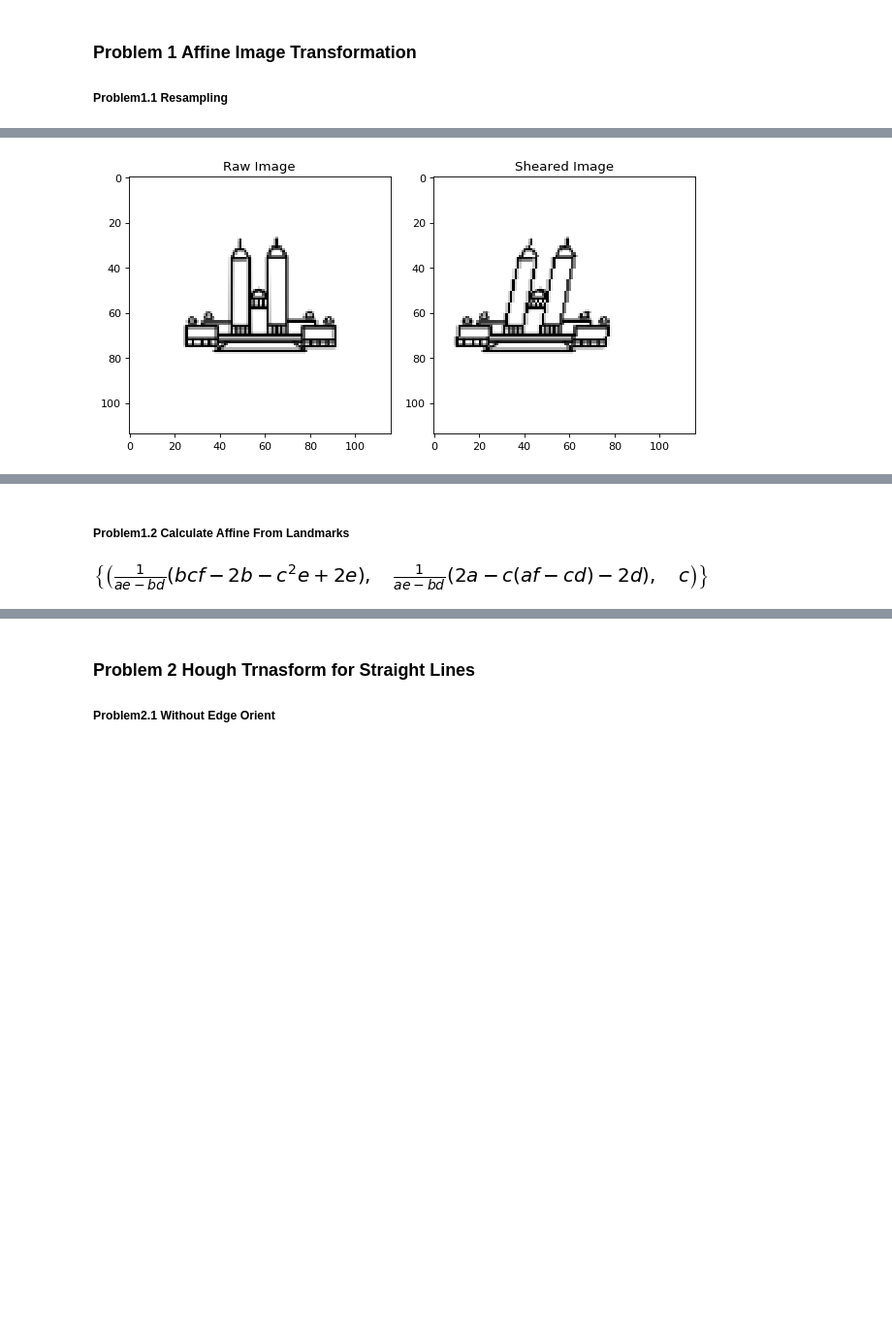
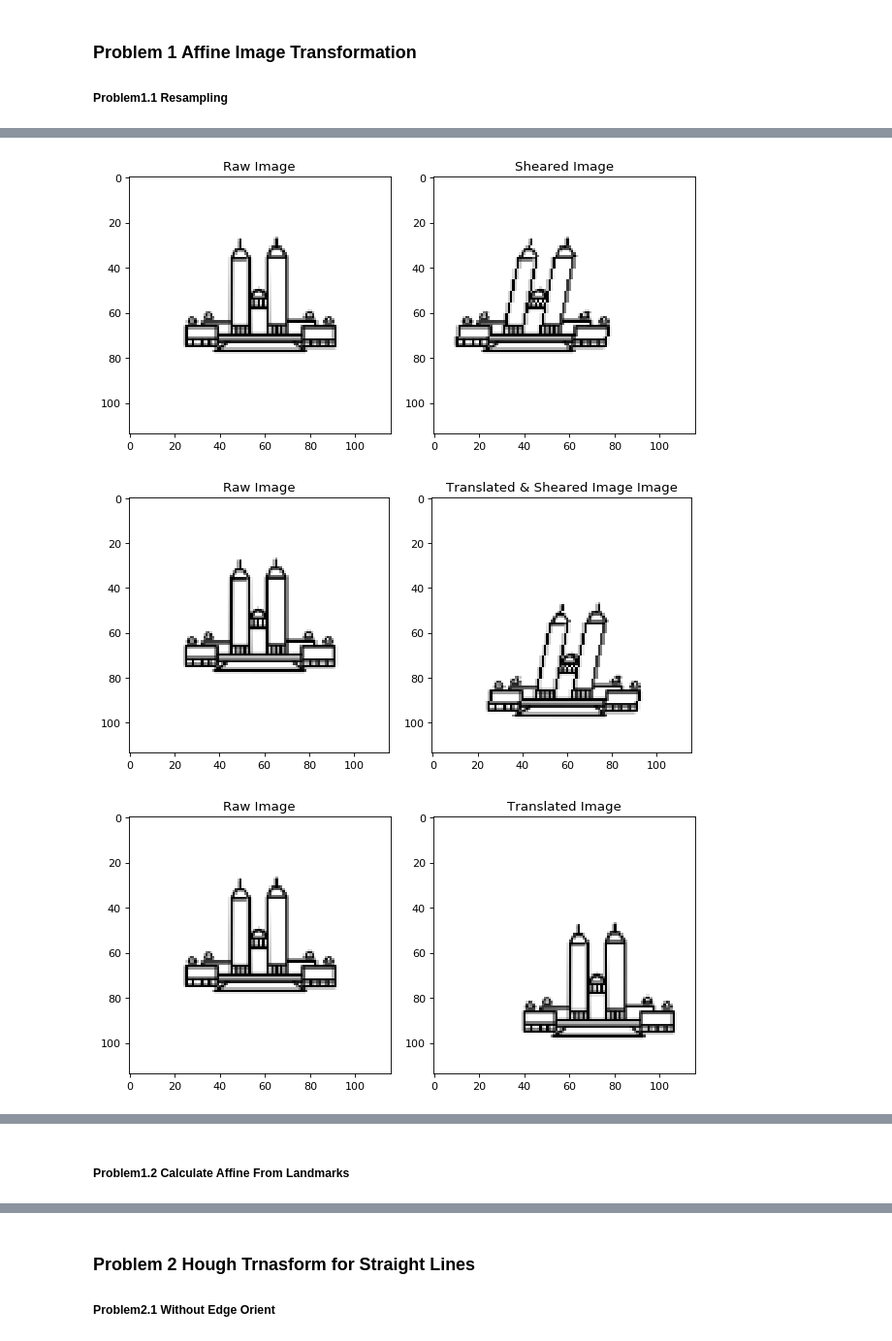
Before and after one commit to edwardchu-studio/CVHomework, a Jupyter notebook: HW3/pract/Proj2(HW3Prac).ipynb, the cells around one changed output, grey strips where cells are left out. Shown at 97% size. Drawn from its saved outputs; the diff is of its cells as text; code cells hidden in the pictures; blank space fills up the shorter version.

```diff
--- a/HW3/pract/Proj2(HW3Prac).ipynb
+++ b/HW3/pract/Proj2(HW3Prac).ipynb
@@ -83,21 +89,53 @@ def compTrans(raw,m,t, sample='nn'):
     plt.imshow(raw,cmap='gray')
     plt.title(s='Raw Image')
 
-    new=transformByNN(raw,m) if sample=='nn' else transformByNN(raw,m)
+    new=transformByNN(raw,m) if sample=='nn' else transformByBilinear(raw,m)
     plt.subplot(122)
     plt.imshow(new,cmap='gray')
     plt.title(s=t+' Image')
     plt.tight_layout()
 
 def transformByBilinear(raw,m):
-    pass
+    h,w=raw.shape
+    invM=np.linalg.inv(m)
+    new=raw.copy()
+    for i in range(h-2,0,-1):
+        for j in range(w-2,0,-1):
+            x_,y_,_=invM.dot([i,j,1])
+
+            if x_<0 or x_>h or y_<0 or y_> w:
+                new[i,j]=255
+                continue
+            x1,x2,y1,y2=int(x_),int(x_)+1,int(y_),int(y_)+1
+#             if 20<i<80 and 30<j<70:
+#                 print('for {},{}, the source should be:{},{}'.format(i,j,x_,y_))
+#                 print('and the four is {} {} {} {}'.format(x1,x2,y1,y2))
+
+            try:
+                x_y2=(raw[x2,y2]-raw[x1,y2])*(x_-x1)/(x2-x1)+raw[x1,y2]
+                x_y1=(raw[x2,y1]-raw[x1,y1])*(x_-x1)/(x2-x1)+raw[x1,y1]
+
+                x_y_=(x_y2-x_y1)*(y_-y1)/(y2-y1)+x_y1
+                new[i,j]=x_y_
+            except:
+                new[i,j]=255
+    return new
 # %%
 compTrans(img1,getTranslationMetrix((20,15)),t='Translated')
 compTrans(img1,getRotateMetrix(theta=np.pi/16),t='Rotated')
 compTrans(img1,getScaleMetrix((1.2,1.2)),t='Scaled')
 compTrans(img1,getShearMetrix((-0.2,0)),t='Sheared')
+compTrans(img1,getTranslationMetrix((20,15)).dot(getShearMetrix((-0.2,0))),t='Translated & Sheared Image')
+
+compTrans(img1,getTranslationMetrix((20,15)),t='Translated',sample='bn')
+compTrans(img1,getRotateMetrix(theta=np.pi/16),t='Rotated',sample='bn')
+compTrans(img1,getScaleMetrix((1.2,1.2)),t='Scaled',sample='bn')
+compTrans(img1,getShearMetrix((-0.2,0)),t='Sheared',sample='bn')
+compTrans(img1,getTranslationMetrix((20,15)).dot(getShearMetrix((-0.2,0))),t='Translated & Sheared Image',sample='bn')
 # %% [output]
 [figure]
 [figure]
 [figure]
 [figure]
+[figure, added]
+[figure, added]
@@ -117,12 +147,0 @@ compTrans(img1,getShearMetrix((-0.2,0)),t='Sheared')
-# %%
-
-points=[((0,0),(2,2)),((3,5),(5,7)),((7,12),(9,14))]
-
-a,b,c,d,e,f=symbols('a b c d e f')
-
-init_printing(use_unicode=True)
-M = Matrix(((a, b, c,2), (d, e, f,2)))
-system = A, b = M[:, :-1], M[:, -1]
-linsolve(system, a, b,c,d,e,f )
-# %% [output]
-[figure, removed]
```
Also changed, not shown: parts of 12 cells of this notebook, 9 other files.
